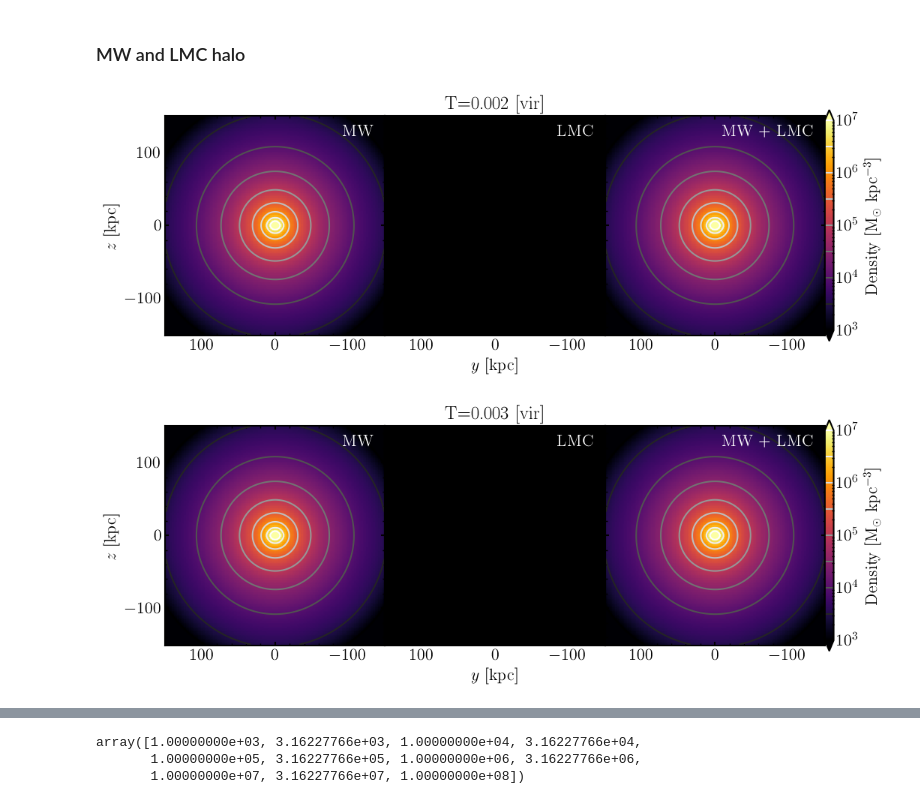
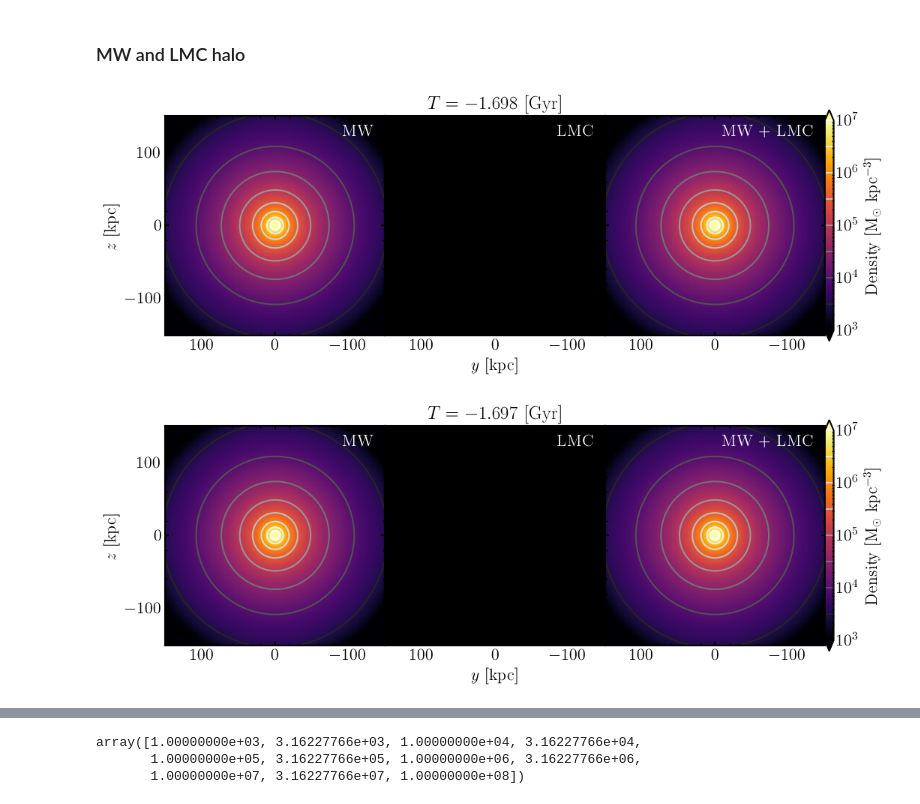
Before and after one commit to sophialilleengen/extreme-mwlmc, a Jupyter notebook: analysis/full_sim_movie.ipynb, the cells around one changed output, grey strips where cells are left out. Drawn from its saved outputs; the diff is of its cells as text; code cells hidden in the pictures.

```diff
--- a/analysis/full_sim_movie.ipynb
+++ b/analysis/full_sim_movie.ipynb
@@ -481,11 +478,13 @@ vmin=1e3
 vmax=1e7
 levels = np.logspace(3,7,endpoint=True,num=9)
 
+tref = 1.7
+
 # Iterate through the keys
 for time in mwhkeys:
     if time == 0.0: continue
     # time=1.76
-    if time > 1.8: break # stop shortly past pericentre
+    if time > tref: break # stop shortly past pericentre
     # if os.path.isfile(f'movies/mwlmchaloes/{runtag}_movie_{icnt:04d}_xz.png'):
     #     icnt += 1
     #     continue
@@ -529,36 +528,36 @@ for time in mwhkeys:
 
     # lmc density
     cont1 = ax1.contour(xv*virialradius, yv*virialradius, lmchmat.transpose(), levels, norm=colors.LogNorm(), cmap=plt.cm.Greys_r, lw=2)
     cont2 = ax1.pcolormesh(xv*virialradius, yv*virialradius, lmchmat.transpose(),norm=colors.LogNorm(vmin=vmin, vmax=vmax)) #locator=ticker.LogLocator()
     ax1.set_aspect('equal')
-    ax1.set_title('T={:4.3f} [vir]'.format(time))
+    ax1.set_title('$T={:4.3f}$ [Gyr]'.format(time-tref))
     ax1.set_xlabel('$y$ [kpc]')
     ax1.text(0.95, 0.925, 'LMC', horizontalalignment='right', verticalalignment='center', transform=ax1.transAxes, c= 'white', fontsize = 16)
     ax1.tick_params(labelleft=False)
     ax1.invert_xaxis()
     ax1.set_facecolor('k')
 
     # MW density
     cont1 = ax0.contour(xv*virialradius, yv*virialradius, mwhmat.transpose(), levels, norm=colors.LogNorm(), cmap=plt.cm.Greys_r, lw=2)
     cont2 = ax0.pcolormesh(xv*virialradius, yv*virialradius, mwhmat.transpose(),norm=colors.LogNorm(vmin=vmin, vmax=vmax)) #locator=ticker.LogLocator()
     ax0.set_aspect('equal')
     ax0.text(0.95, 0.925, 'MW', horizontalalignment='right', verticalalignment='center', transform=ax0.transAxes, c= 'white', fontsize = 16)
     ax0.set_ylabel("$z$ [kpc]")
     ax0.invert_xaxis()
     ax0.set_facecolor('k')
 
     # save and continue
     fig.savefig(f'movies/mwlmchaloes/{runtag}_movie_{icnt:04d}_xz.png', dpi=256, bbox_inches='tight')
     if icnt < 2:
         plt.show()
     else:
         plt.close()
 
     icnt += 1
     # break
 # %% [output]
-[figure, old version]
+[figure, new version]
-[figure, old version]
+[figure, new version]
 # %%
 import cv2 as cv
 
```
Also changed, not shown: parts of 5 cells of this notebook, 6 other files.
